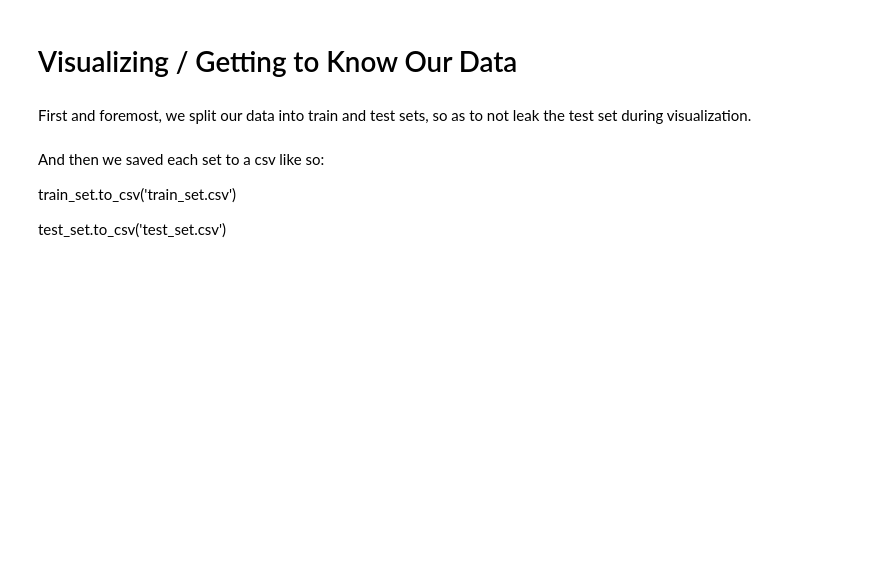
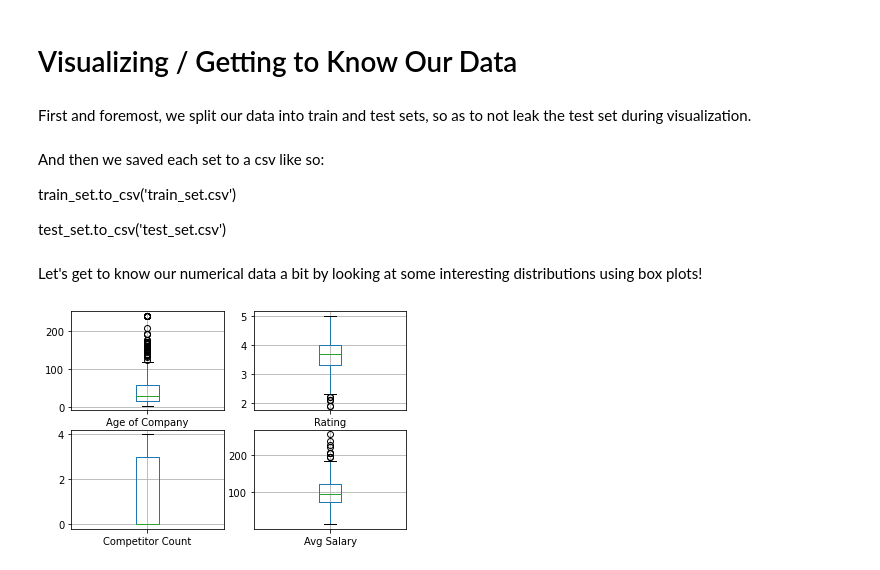
Before and after one commit to Aviost111/ds_project, a Jupyter notebook: GLASSDOOR SALARY PREDICTION PROJECT.ipynb, the cells around one changed output. Drawn from its saved outputs; the diff is of its cells as text; code cells hidden in the pictures; blank space fills up the shorter version.

Commit message:
writing about our data vis

```diff
--- a/GLASSDOOR SALARY PREDICTION PROJECT.ipynb
+++ b/GLASSDOOR SALARY PREDICTION PROJECT.ipynb
@@ -358,2 +359,18 @@ test_set.to_csv('test_set.csv')
 
 df=pd.read_csv('train_set.csv',index_col=0)
+# %% [markdown]
+Let's get to know our numerical data a bit by looking at some interesting distributions using box plots!
+# %%
+# 4 subplots of boxplots
+
+fig, axes = plt.subplots(nrows=2, ncols=2)
+
+df.boxplot(column=['Age of Company'], ax=axes[0,0])
+df.boxplot(column=['Rating'], ax=axes[0,1])
+df.boxplot(column=['Competitor Count'], ax=axes[1,0])
+df.boxplot(column=['Avg Salary'], ax=axes[1,1])
+
+
+plt.show()
+# %% [output]
+[figure, added]
```
Also changed, not shown: parts of 8 cells of this notebook, 2 other files.
